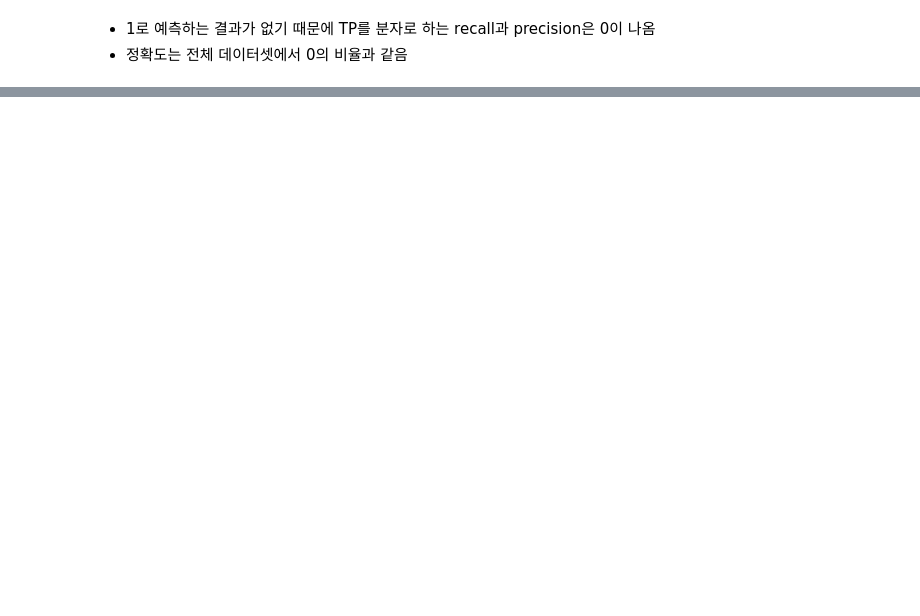
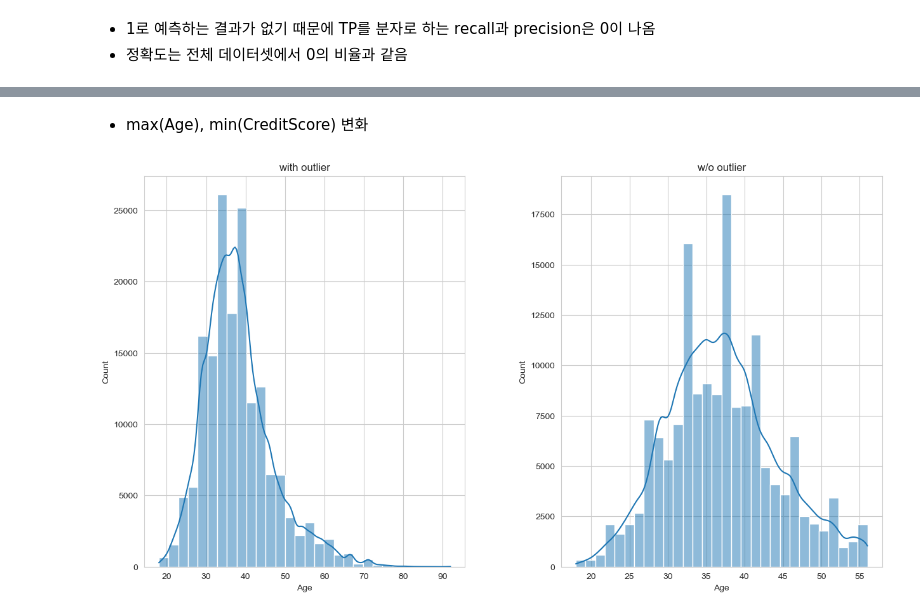
Before and after one commit to kikipark9/ML_Team_Project, a Jupyter notebook: model_source/02. Try_Model.ipynb, the cells around one changed output, grey strips where cells are left out. Drawn from its saved outputs; the diff is of its cells as text; code cells hidden in the pictures; blank space fills up the shorter version.

```diff
--- a/model_source/02. Try_Model.ipynb
+++ b/model_source/02. Try_Model.ipynb
@@ -885,0 +972,15 @@ And if memory is not enough, you can set `force_col_wise=true`.
+# %% [markdown]
+- max(Age), min(CreditScore) 변화
+# %%
+def compare_distribution(df, df_clean, col):
+    fig, ax = plt.subplots(1, 2, figsize=(15, 8))
+    ax0 = sns.histplot(x=col, data=df, ax=ax[0], bins=30, kde=True)
+    ax1 = sns.histplot(x=col, data=df_clean, ax=ax[1], bins=30, kde=True)
+    ax0.set_title('with outlier')
+    ax1.set_title('w/o outlier')
+    plt.subplots_adjust(wspace=0.3)
+    plt.show()
+
+compare_distribution(df, df_clean, 'Age')
+# %% [output]
+[figure, added]
```
Also changed, not shown: parts of 31 cells of this notebook.
